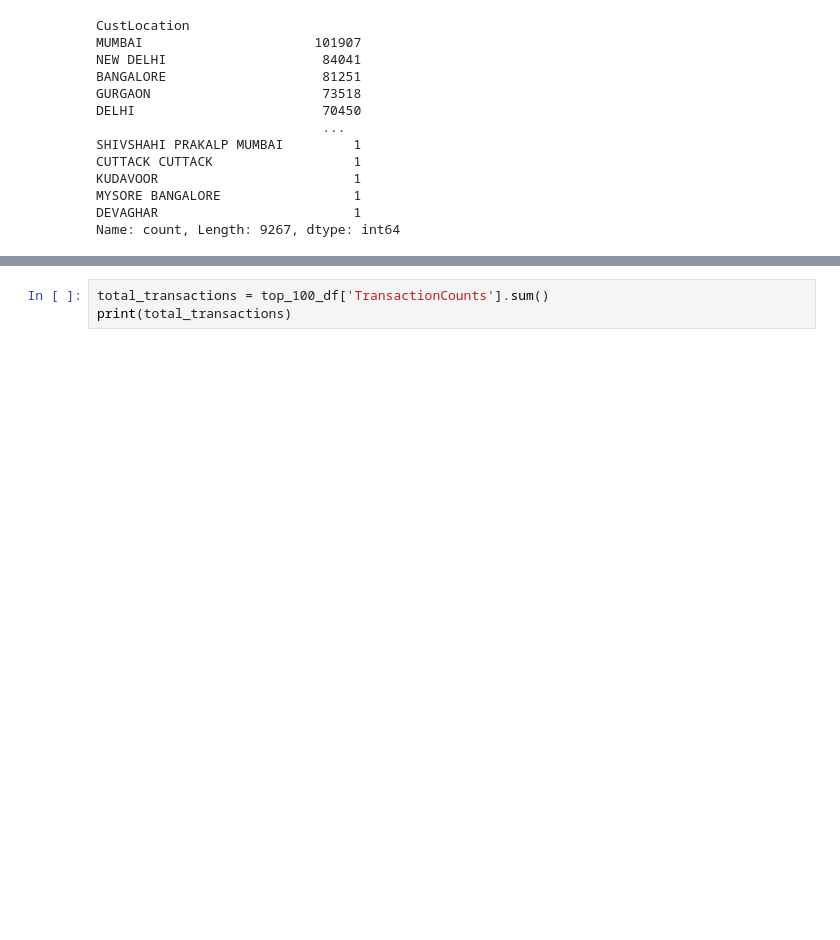
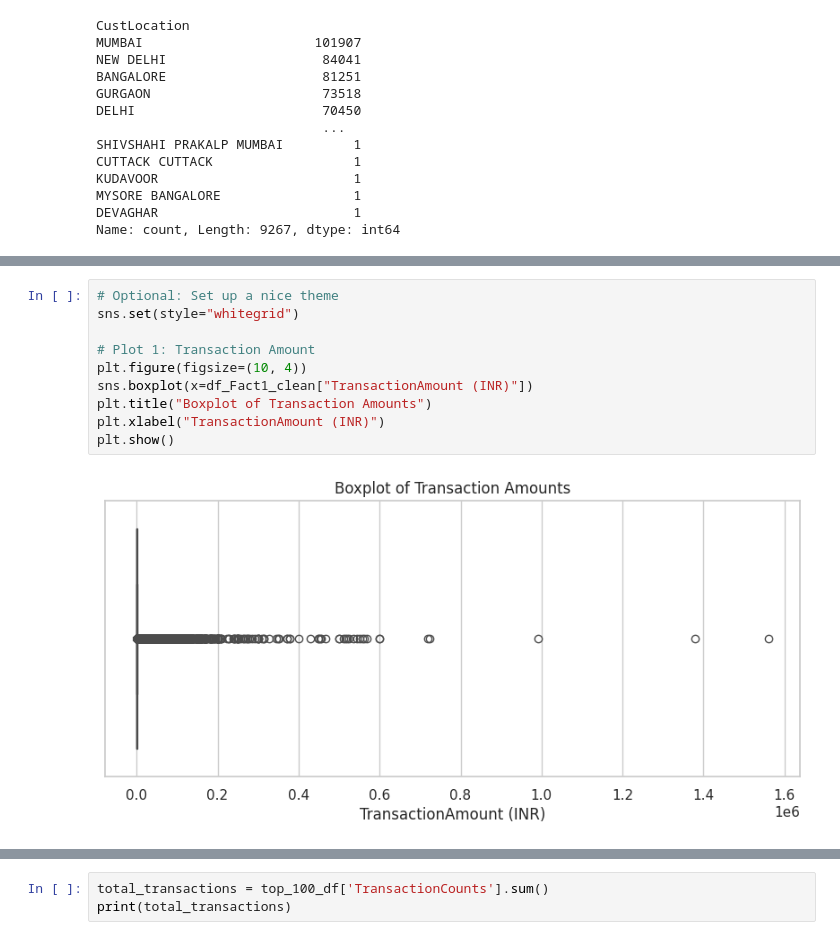
Before and after one commit to Naaaaaana/DWBI_Groupcw2, a Jupyter notebook: DWBIGCW_RFM.ipynb, the cells around one changed output, grey strips where cells are left out. Saved outputs shown, nothing was run; the diff lists cells and outputs as text; blank space fills up the shorter version.

```diff
--- a/DWBIGCW_RFM.ipynb
+++ b/DWBIGCW_RFM.ipynb
@@ -638,0 +584,12 @@ plt.show()
+# %%
+# Optional: Set up a nice theme
+sns.set(style="whitegrid")
+
+# Plot 1: Transaction Amount
+plt.figure(figsize=(10, 4))
+sns.boxplot(x=df_Fact1_clean["TransactionAmount (INR)"])
+plt.title("Boxplot of Transaction Amounts")
+plt.xlabel("TransactionAmount (INR)")
+plt.show()
+# %% [output]
+[figure, added]
```
Also changed, not shown: parts of 19 cells of this notebook.
